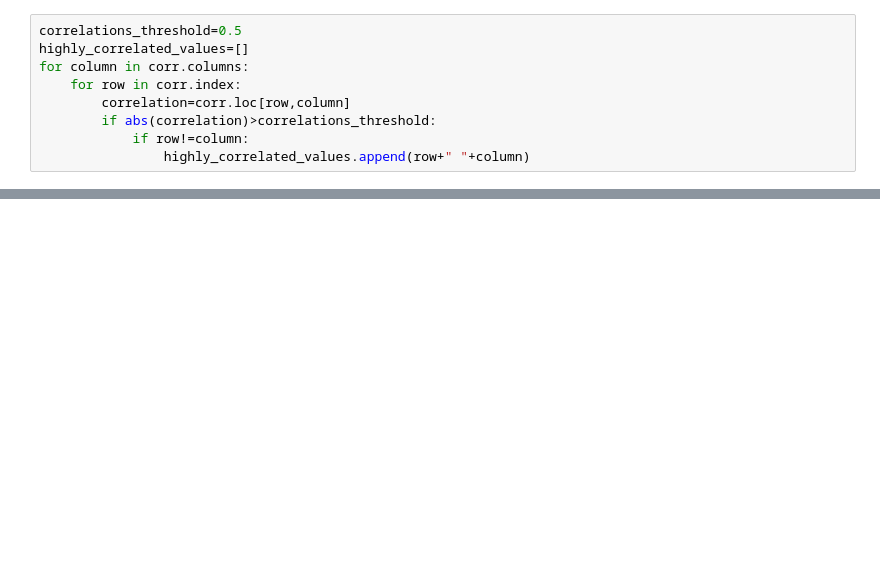
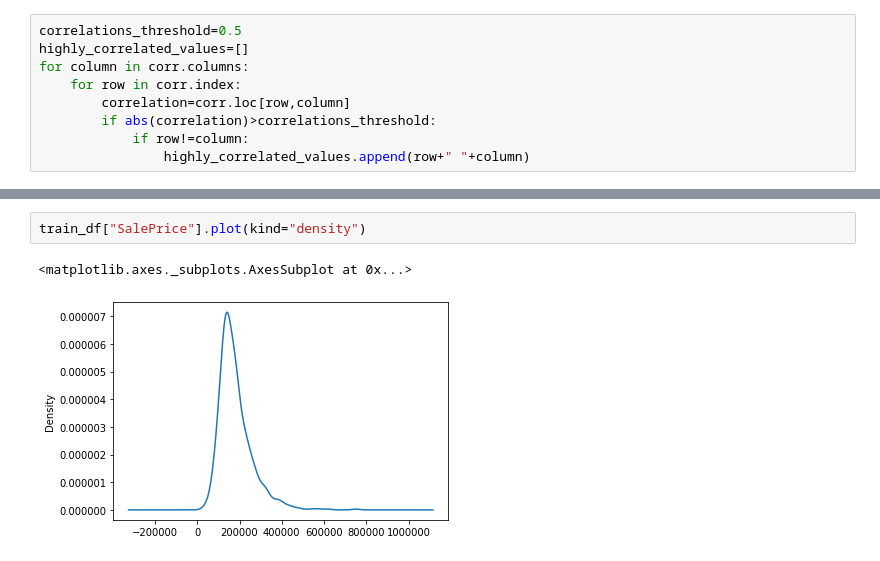
Before and after one commit to Max-Kloucek/kaggle_houseprices, a Jupyter notebook: exploring.ipynb, the cells around one changed output, grey strips where cells are left out. Saved outputs shown, nothing was run; the diff lists cells and outputs as text; blank space fills up the shorter version.

```diff
--- a/exploring.ipynb
+++ b/exploring.ipynb
@@ -136,0 +120,5 @@ highly_correlated_values
+# %%
+train_df["SalePrice"].plot(kind="density")
+# %% [output]
+<matplotlib.axes._subplots.AxesSubplot at 0x...>
+[figure, added]
```
Also changed, not shown: parts of 18 cells of this notebook.
